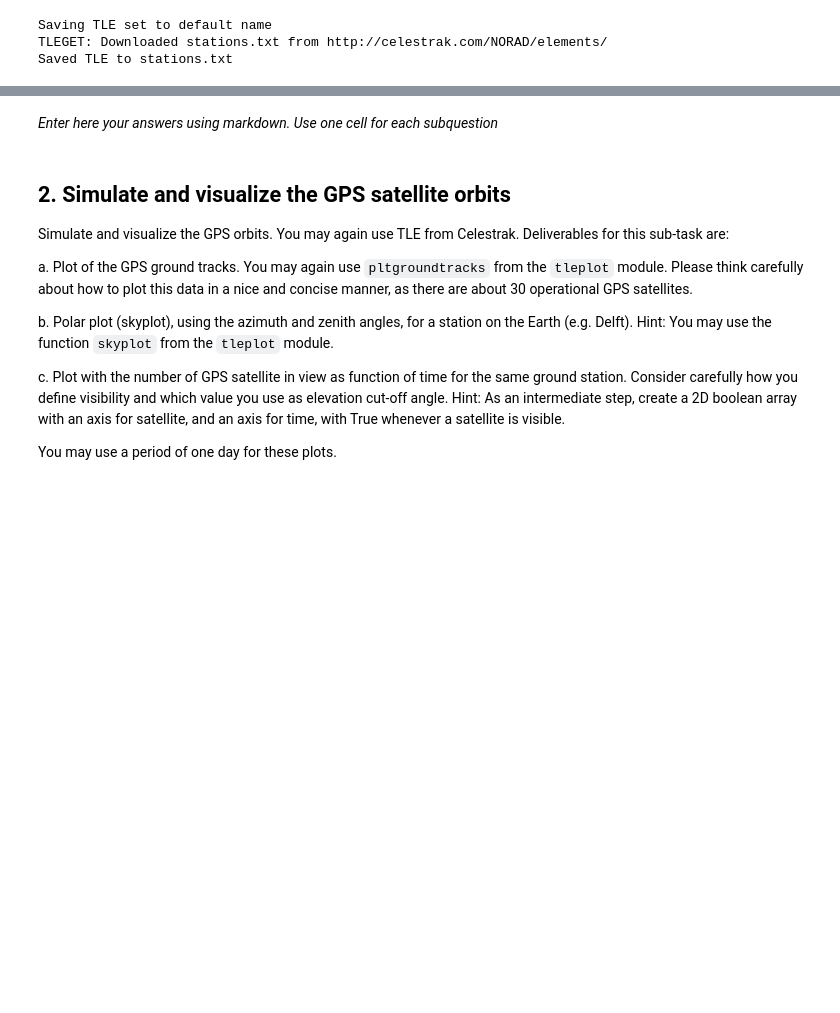
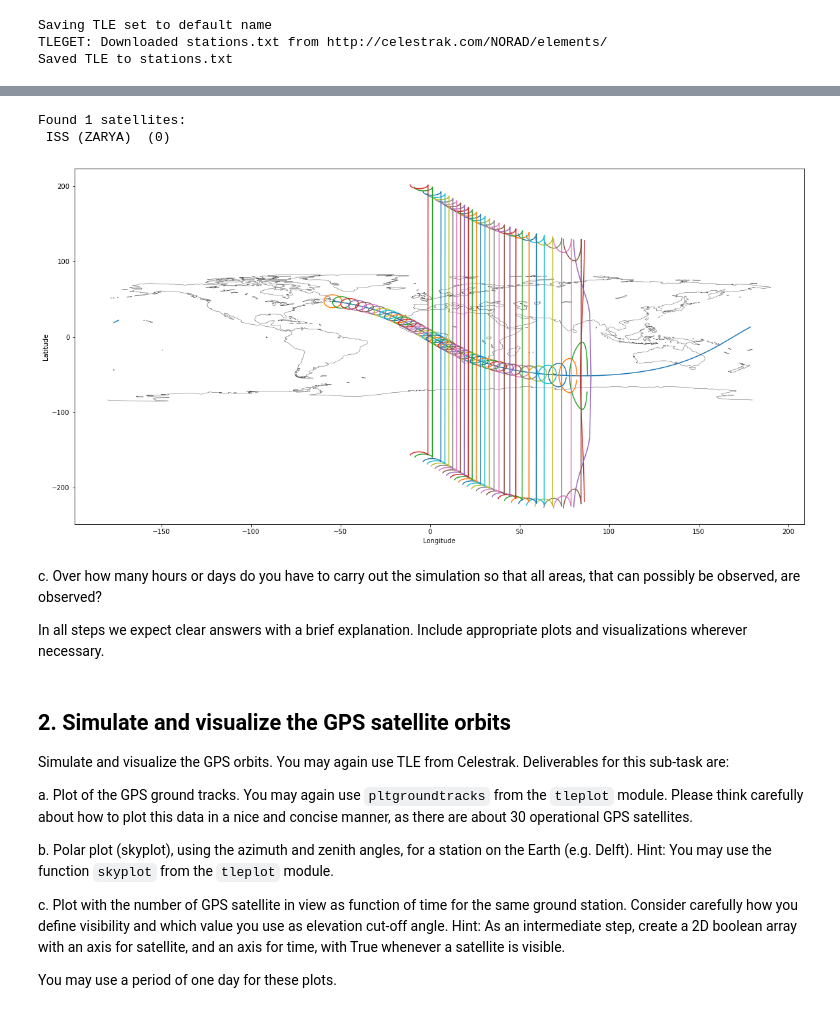
Before and after one commit to mlinds/sim_vis, a Jupyter notebook: assignment2/Assignment2Template.ipynb, the cells around one changed output, grey strips where cells are left out. Saved outputs shown, nothing was run; the diff lists cells and outputs as text; code cells hidden in the pictures; blank space fills up the shorter version.

```diff
--- a/assignment2/Assignment2Template.ipynb
+++ b/assignment2/Assignment2Template.ipynb
@@ -41 +49,20 @@ More details on each sub-task can be found in the following cells.
+# %%
+def scircle1(lat0,lon0,theta):
+
+    slat0 = np.sin(np.deg2rad(lat0))
+    clat0 = np.cos(np.deg2rad(lat0))
+
+    stheta = np.sin(np.deg2rad(theta))
+    ctheta= np.cos(np.deg2rad(theta))
+
+    alpha = np.deg2rad( np.arange(0,360,10) )
+
+    lat = np.arctan2( slat0*ctheta + clat0*stheta*np.cos(alpha) ,
+         np.sqrt( (clat0*ctheta - slat0*stheta*np.cos(alpha))**2 + (stheta *np.sin(alpha))**2 ))
+    dlon = np.arctan2( stheta * np.sin(alpha) , clat0*ctheta - slat0*stheta*np.cos(alpha) )
+
+    lat = np.rad2deg(lat)
+    lon = lon0 + np.rad2deg(dlon)
+
+    return lat, lon
 # %% [markdown]
@@ -83,5 +82,48 @@ Found 1 satellites:
-# %% [markdown]
-*Enter here your answers using markdown. Use one cell for each subquestion*
+# %%
+isat,name = tle.tlefind(tleERS,'ISS (ZA')
+t = tle.tledatenum(['2021-11-28 0:00:00', 0.05*24*60 ,1])
+iss_xvals,iss_vvals = tle.tle2vec(tleERS,t,'ISS (ZA')
+iss_xvalse,iss_vvalse = crs.eci2ecef(t,xsat=iss_xvals,vsat=iss_vvals)
+
+
+plt.figure(figsize=(20,10))
+#tle.pltgroundtrack(iss_xvalse,)
+coast = loadmat('coast.mat')
+
+plt.plot(coast["long"], coast["lat"], color=(0.35, 0.35, 0.35), linewidth=0.5)
+plt.xlabel("Longitude")
+plt.ylabel("Latitude")
+
+# using code from the Tleplot
+
+lsat = np.arctan2(iss_xvalse[:,1], iss_xvalse[:,0]) * 180 / np.pi
+dsat = np.arctan(iss_xvalse[:,2] / np.sqrt(iss_xvalse[:,1]**2 + iss_xvalse[:,0]**2) )  * 180 / np.pi
+
+lsatmask = np.ma.array(lsat)
+dsatmask = np.ma.array(dsat)
+lsatmask[np.hstack([False,np.abs(np.diff(lsat)) > 180])] = np.ma.masked
+dsatmask[np.hstack([False,np.abs(np.diff(dsat)) > 90])] = np.ma.masked
+
+plt.plot(lsatmask, dsatmask, label='ISS Zarya')
+
+
+for l,d in zip(lsatmask,dsatmask):
+    sc_lat,sc_lon = scircle1(l,d,5)
+
+    sc_lat
+
+    # plt.plot(l,d,marker='o')
+    # plt.plot(lsatmask_loop,dsatmask_loop)
+    plt.plot(sc_lat,sc_lon)
+# %% [output]
+Found 1 satellites:
+ ISS (ZARYA)  (0)
+[figure, added]
+# %% [markdown]
+
+c.	Over how many hours or days do you have to carry out the simulation so that all areas, that can possibly be observed, are observed?
+
+In all steps we expect clear answers with a brief explanation. Include appropriate plots and visualizations wherever necessary.
 # %% [markdown]
 ## 2. Simulate and visualize the GPS satellite orbits
 
```
Also changed, not shown: parts of 6 cells of this notebook.
